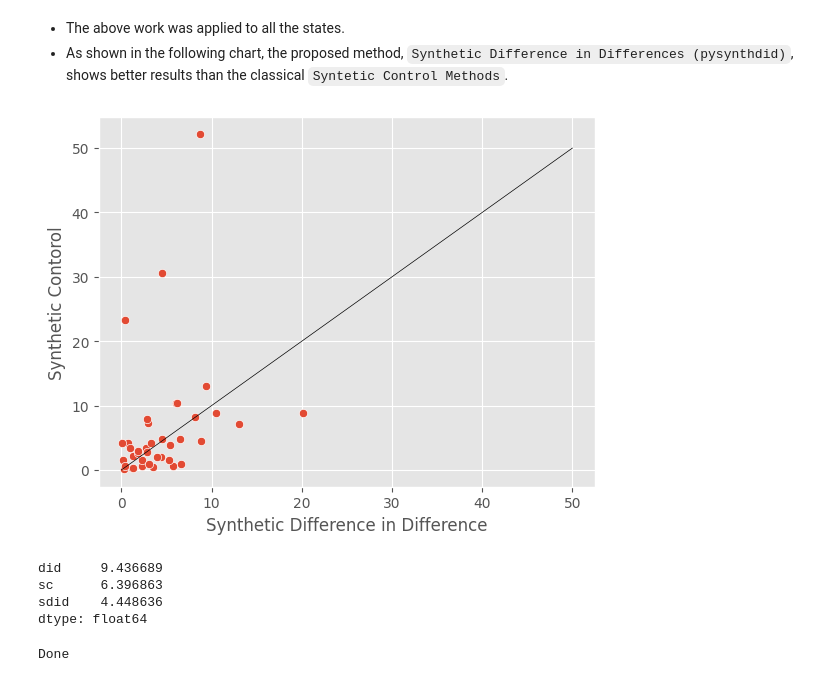
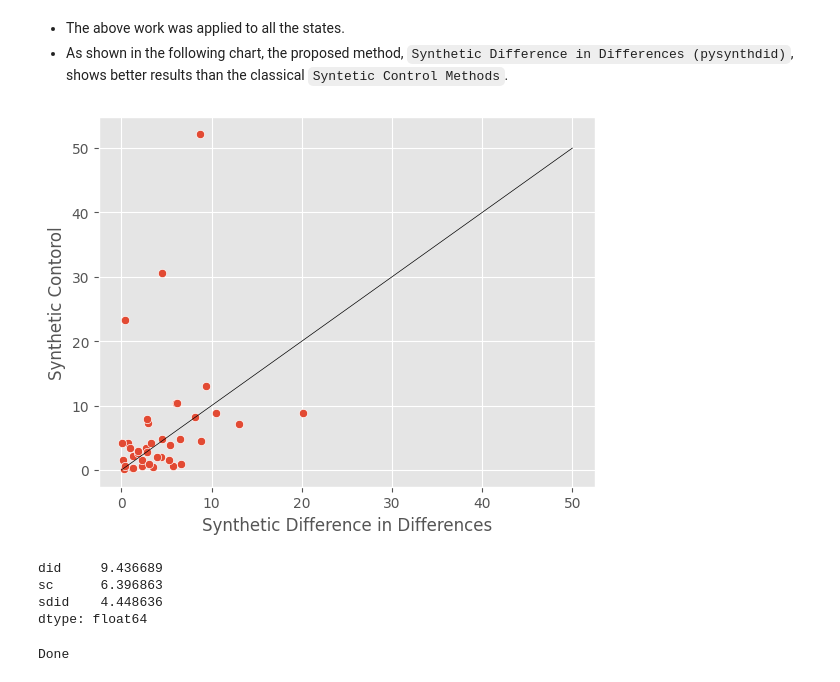
Before and after one commit to MasaAsami/pysynthdid, a Jupyter notebook: notebook/ReproductionExperiment_CaliforniaSmoking.ipynb, the cells around one changed output. Saved outputs shown, nothing was run; the diff lists cells and outputs as text; code cells hidden in the pictures.

```diff
--- a/notebook/ReproductionExperiment_CaliforniaSmoking.ipynb
+++ b/notebook/ReproductionExperiment_CaliforniaSmoking.ipynb
@@ -299,17 +299,17 @@ result_mse = pd.concat(result_mse_list)
 # %%
 fig = plt.figure()
 ax = fig.add_subplot(1, 1, 1)
 _x = np.linspace(0, 50, 30)
 _y = _x
 sns.scatterplot(data=result_mse, x="sdid", y="sc", ax = ax)
 ax.plot(_x, _y, color='black',  linestyle='solid',linewidth = 0.5)
-ax.set_xlabel("Synthetic Difference in Difference")
+ax.set_xlabel("Synthetic Difference in Differences")
 ax.set_ylabel("Synthetic Contorol")
 #ax.set_xlim(0, 25)
 #ax.set_ylim(0, 55)
 plt.show()
 # %% [output]
-[figure, old version]
+[figure, new version]
 # %%
 result_mse.mean()
 # %% [output]
@@ -317,7 +317,7 @@ did     9.436689
 sc      6.396863
 sdid    4.448636
 dtype: float64
-# %%
- print("Done")
-# %% [output]
-Done
+# %%
+print("Done")
+# %% [output]
+Done
```
Also changed, not shown: parts of 1 cell of this notebook.
